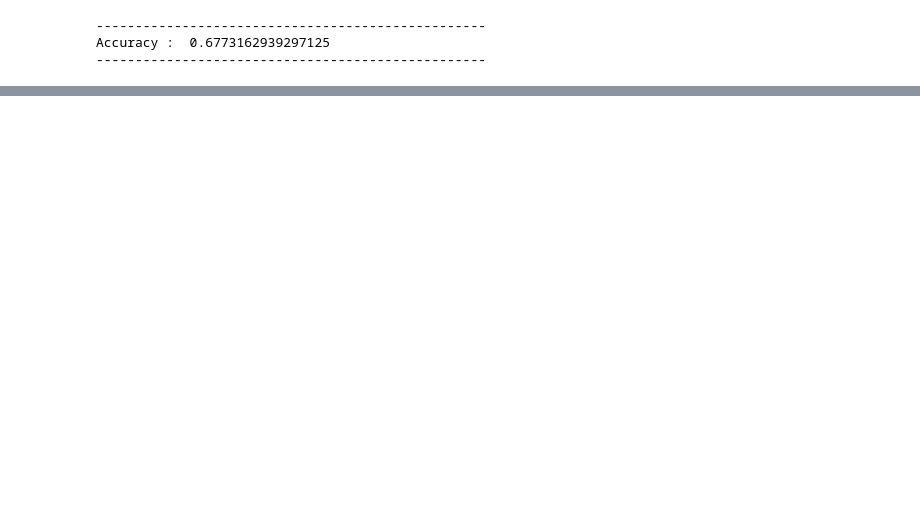
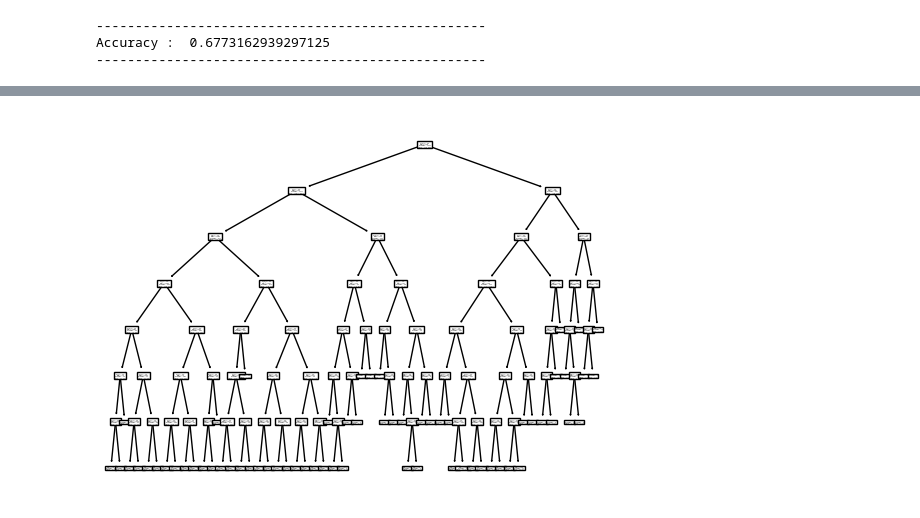
Before and after one commit to Thanatipz/BSC_DPDM23, a Jupyter notebook: Classification_proj_DPDM.ipynb, the cells around one changed output, grey strips where cells are left out. Saved outputs shown, nothing was run; the diff lists cells and outputs as text; code cells hidden in the pictures; blank space fills up the shorter version.

```diff
--- a/Classification_proj_DPDM.ipynb
+++ b/Classification_proj_DPDM.ipynb
@@ -928,2 +773,0 @@ X_over
-# %%
-X_train, X_test, y_train, y_test = train_test_split(X_over, y_over, test_size=0.2, random_state=0)
@@ -1004,0 +809,17 @@ Best score: 0.6910489135294643
+# %%
+# Define decision tree classifier //กำหนดพารามิเตอร์จาก grid_dt1.best_params_
+dt_clf1 = DecisionTreeClassifier(criterion = 'gini',
+                            max_depth=7,
+                            min_samples_leaf=3,
+                            min_samples_split=7,
+                            random_state=1)
+# Train
+dt_clf1.fit(X_train, y_train)
+
+# Predict
+y_pred = dt_clf1.predict(X_test)
+
+# Evaluation
+from sklearn.metrics import accuracy_score, classification_report
+print(f'accuracy = {accuracy_score(y_test, y_pred)}')
+print(classification_report(y_test, y_pred) )
@@ -1004,0 +836,5 @@ Best score: 0.6910489135294643
+# %%
+from sklearn.tree import plot_tree
+plot_tree(dt_clf1);
+# %% [output]
+[figure, added]
```
Also changed, not shown: parts of 84 cells of this notebook.
